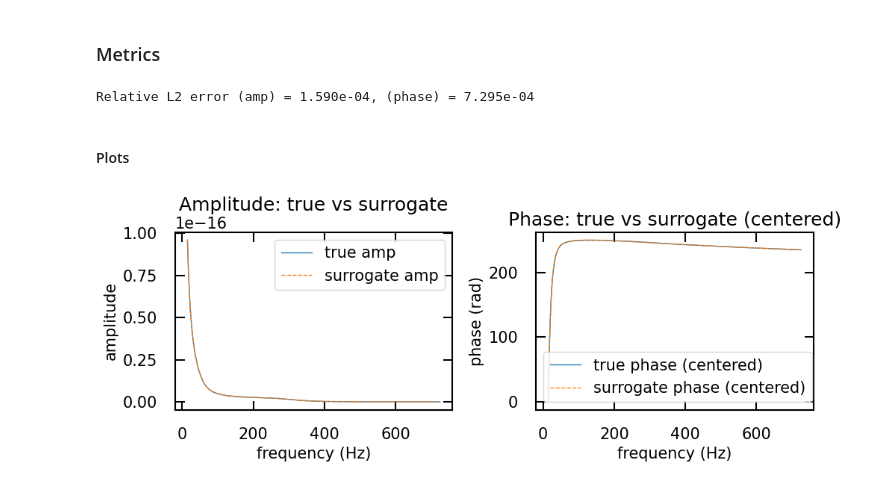
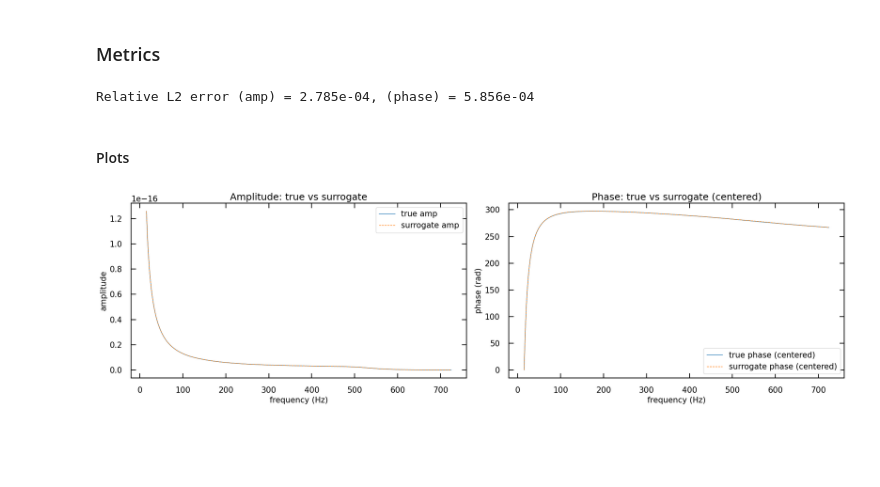
Before and after one commit to AfrozSaqlain/GWSurrogate, a Jupyter notebook: Notebooks/greedy_basis_tutorial.ipynb, the cells around one changed output. Cells and saved outputs as stored; diff of their text form; code cells hidden in the pictures; blank space fills up the shorter version.

```diff
--- a/Notebooks/greedy_basis_tutorial.ipynb
+++ b/Notebooks/greedy_basis_tutorial.ipynb
@@ -128,8 +131,8 @@ amp_norm_interp = si.RectBivariateSpline(chi_unique, q_unique, amp_norms_grid)
 # %% [markdown]
 ### Choose a random training sample to validate surrogate reconstruction
 # %%
-rand_idx = np.random.choice(n_waveforms)
-q0 = float(data.q[rand_idx])
-chi0 = float(data.chi[rand_idx])
+# rand_idx = np.random.choice(n_waveforms)
+q0 = 2.76
+chi0 = 0.65
 print('Validating on training sample with', 'q=', q0, 'chi=', chi0)
 # %% [output]
@@ -148,13 +151,21 @@ phase_rec = phase_nodes_pred.dot(eim_phase.B)
 amp_rec_scaled = amp_rec * amp_norm_pred
 # %% [markdown]
 #### Retrieve true data for comparison (true amplitude stored normalized in A_mat)
+# %%
+params = {'q': q0, 'chi': chi0}
+normalized_amp, norm, true_phase, freqs_masked, params = GWDataGen.process_waveform(params, f_lower, delta_t, window_type, LAL_taper_method, epsilon, num_extrema_start, num_extrema_end, f_min_mask, f_max_mask)
+
+true_amp = normalized_amp * norm
+
+amp_spline = si.CubicSpline(freqs_masked, true_amp)
+phase_spline = si.CubicSpline(freqs_masked, true_phase)
+
+true_amp = amp_spline(data.sparse_freq_amp)
+true_phase = phase_spline(data.sparse_freq_phase)
 # %%
-true_amp = np.asarray(data.A_mat)[:, rand_idx] * data.amp_norms[rand_idx]
-true_phase = np.asarray(data.Phi_mat)[:, rand_idx]
-
 true_phase_centered = true_phase - true_phase[0]
 
-phase_rec_full = phase_rec + true_phase[0]
+# phase_rec_full = phase_rec + true_phase[0]
 # %% [markdown]
 ### Metrics
 # %%
@@ -162,27 +173,27 @@ amp_err = np.linalg.norm(true_amp - amp_rec_scaled) / np.linalg.norm(true_amp)
 phase_err = np.linalg.norm(true_phase_centered - phase_rec) / max(1e-12, np.linalg.norm(true_phase_centered))
 print(f'Relative L2 error (amp) = {amp_err:.3e}, (phase) = {phase_err:.3e}')
 # %% [output]
-Relative L2 error (amp) = 1.590e-04, (phase) = 7.295e-04
+Relative L2 error (amp) = 2.785e-04, (phase) = 5.856e-04
 # %% [markdown]
 #### Plots
 # %%
-plt.figure(figsize=(10,4))
+plt.figure(figsize=(20,6))
 plt.subplot(1,2,1)
 plt.plot(freq_amp, true_amp, label='true amp')
 plt.plot(freq_amp, amp_rec_scaled, '--', label='surrogate amp')
 plt.xlabel('frequency (Hz)')
 plt.ylabel('amplitude')
 plt.title('Amplitude: true vs surrogate')
 plt.legend()
 
 plt.subplot(1,2,2)
 plt.plot(freq_phase, true_phase_centered, label='true phase (centered)')
 plt.plot(freq_phase, phase_rec, '--', label='surrogate phase (centered)')
 plt.xlabel('frequency (Hz)')
 plt.ylabel('phase (rad)')
 plt.title('Phase: true vs surrogate (centered)')
 plt.legend()
 plt.tight_layout()
 plt.show()
 # %% [output]
-[figure, old version]
+[figure, new version]
```
Also changed, not shown: parts of 4 cells of this notebook.
